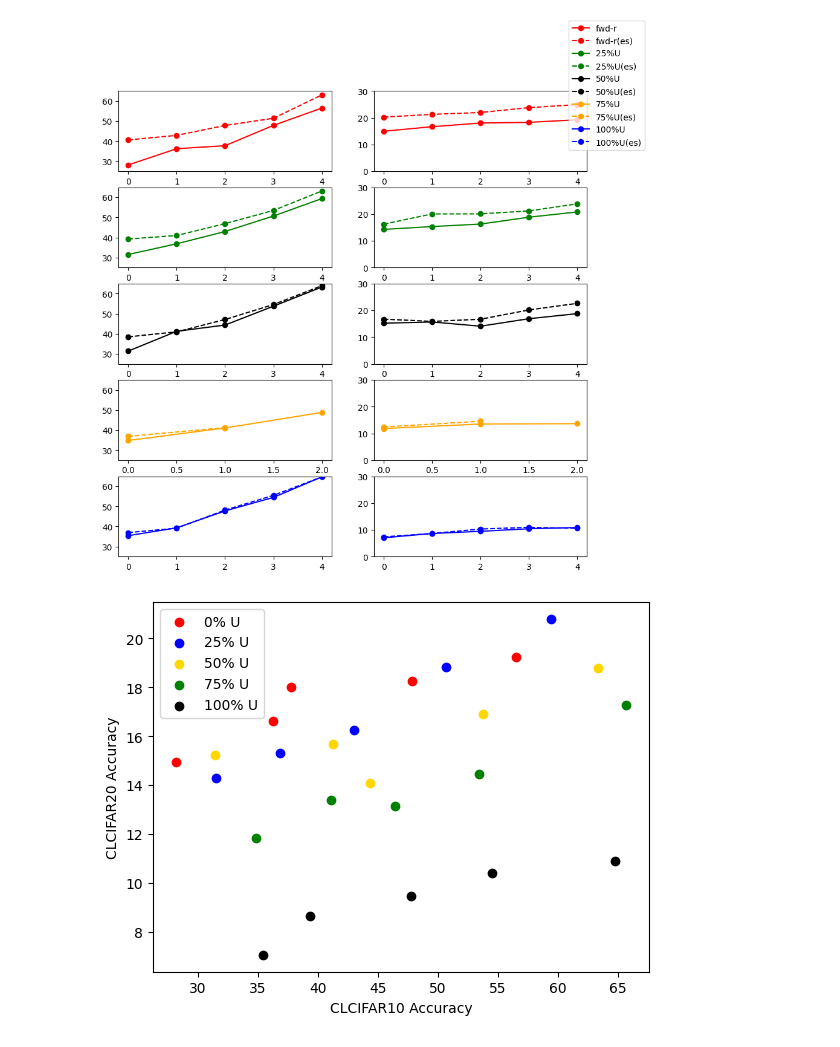
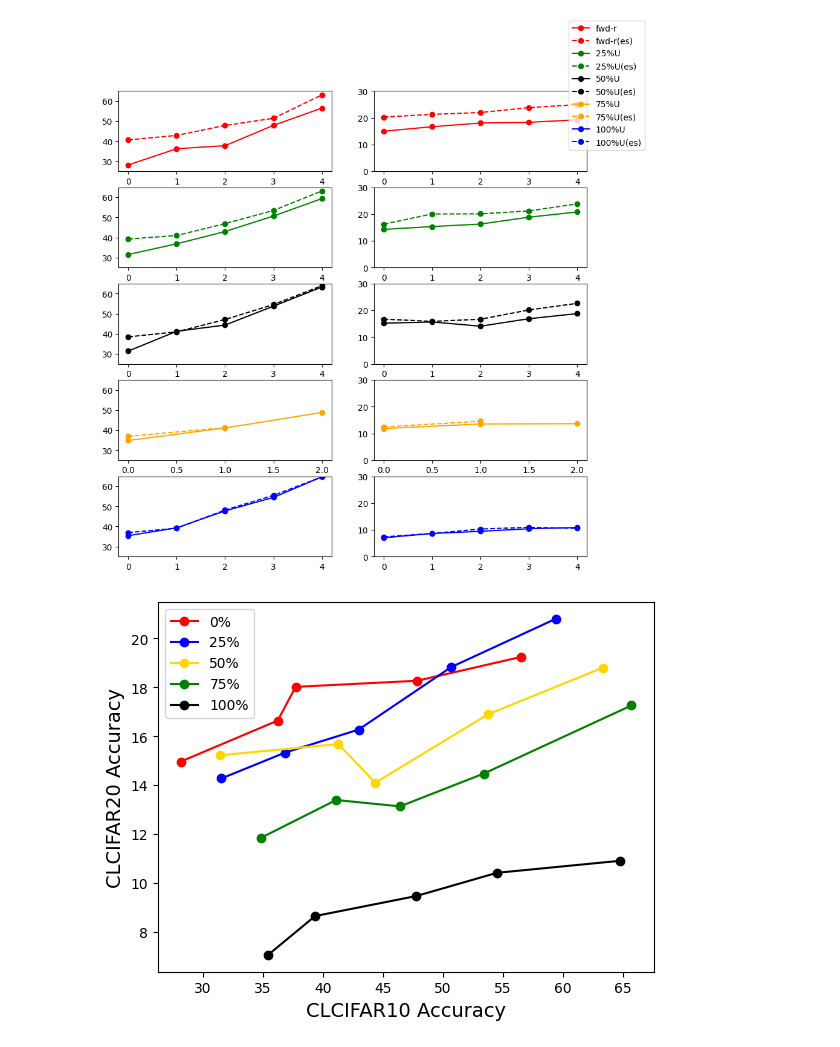
Before and after one commit to anthony-wss/cll-experiment, a Jupyter notebook: results/interpolate/analysis.ipynb, the cells around one changed output. Drawn from its saved outputs; the diff is of its cells as text; code cells hidden in the pictures.

```diff
--- a/results/interpolate/analysis.ipynb
+++ b/results/interpolate/analysis.ipynb
@@ -280,25 +280,27 @@ plt.show()
 # %%
 import matplotlib.pyplot as plt
 
 clcifar10_alpha_0 = [28.14, 36.23, 37.73, 47.86, 56.47]
 clcifar10_alpha_25 = [31.53, 36.85, 42.97, 50.69, 59.38]
 clcifar10_alpha_50 = [31.4, 41.27, 44.37, 53.77, 63.3]
 clcifar10_alpha_75 = [34.87, 41.1, 46.42, 53.4, 65.71]
 clcifar10_alpha_100 = [35.43, 39.35, 47.78, 54.5, 64.72]
 
 clcifar20_alpha_0 = [14.96, 16.64, 18.02, 18.27, 19.24]
 clcifar20_alpha_25 = [14.27, 15.33, 16.27, 18.83, 20.8]
 clcifar20_alpha_50 = [15.22, 15.68, 14.1, 16.9, 18.8]
 clcifar20_alpha_75 = [11.85, 13.39, 13.13, 14.47, 17.26]
 clcifar20_alpha_100 = [7.05, 8.64, 9.46, 10.41, 10.9]
 
-for x, y, c, l in [[clcifar10_alpha_0, clcifar20_alpha_0, 'red', '0% U'], [clcifar10_alpha_25, clcifar20_alpha_25, 'blue', '25% U'], [clcifar10_alpha_50, clcifar20_alpha_50, 'gold', '50% U'], [clcifar10_alpha_75, clcifar20_alpha_75, 'green', '75% U'], [clcifar10_alpha_100, clcifar20_alpha_100, 'black', '100% U']]:
-    plt.scatter([x[i] for i in range(5)], [y[i] for i in range(5)], color=c, label=l)
+for x, y, c, l in [[clcifar10_alpha_0, clcifar20_alpha_0, 'red', '0%'], [clcifar10_alpha_25, clcifar20_alpha_25, 'blue', '25%'], [clcifar10_alpha_50, clcifar20_alpha_50, 'gold', '50%'], [clcifar10_alpha_75, clcifar20_alpha_75, 'green', '75%'], [clcifar10_alpha_100, clcifar20_alpha_100, 'black', '100%']]:
+    plt.plot([x[i] for i in range(5)], [y[i] for i in range(5)], linestyle='solid', marker='o', color=c, label=l)
 
-plt.xlabel('CLCIFAR10 Accuracy')
-plt.ylabel('CLCIFAR20 Accuracy')
+plt.xlabel('CLCIFAR10 Accuracy', fontsize=14)
+plt.ylabel('CLCIFAR20 Accuracy', fontsize=14)
 plt.legend()
 
+plt.savefig("./graph/fwd-int-joint.png", bbox_inches='tight')
+
 plt.show()
 # %% [output]
-[figure, old version]
+[figure, new version]
```
Also changed, not shown: 5 other files.
